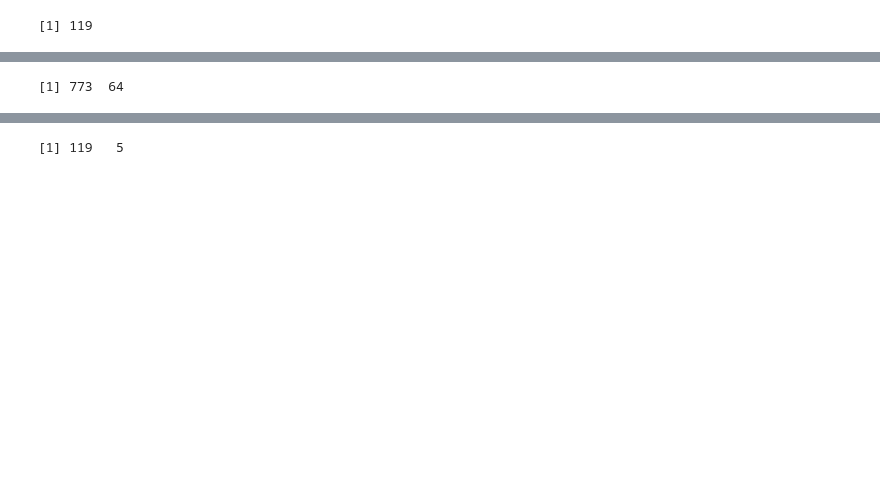
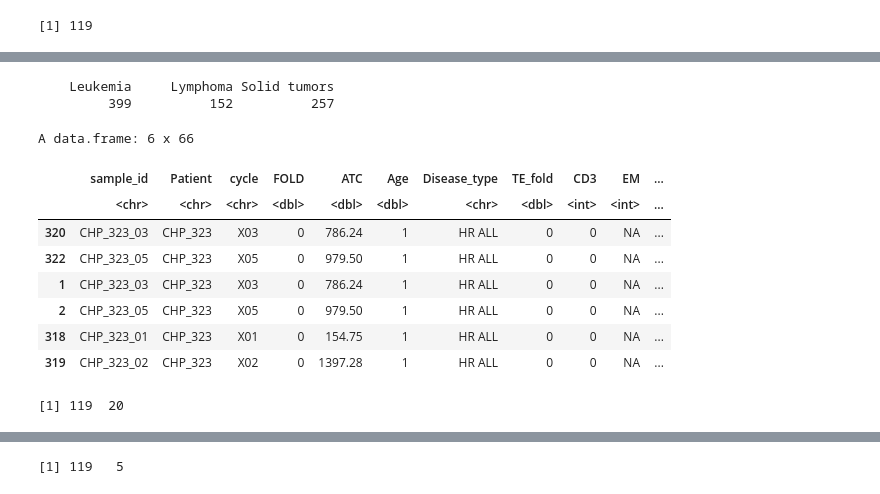
Before and after one commit to pughlab/ped_CapTCRseq, a Jupyter notebook: notebooks/09_Swimmerplot.ipynb, the cells around one changed output, grey strips where cells are left out. Drawn from its saved outputs; the diff is of its cells as text; code cells hidden in the pictures; blank space fills up the shorter version.

```diff
--- a/notebooks/09_Swimmerplot.ipynb
+++ b/notebooks/09_Swimmerplot.ipynb
@@ -122,9 +144,26 @@ table(subset_meta$cancergroup, useNA = "ifany")
-# %%
-dim(meta_div)
-# %% [output]
-[1] 773  64
+# %%
+table(subset_meta$cancergroup, useNA = "ifany")
+# %% [output]
+    Leukemia     Lymphoma Solid tumors
+         399          152          257
+# %%
+meta_div[meta_div$Patient == "CHP_323", ]
+# %% [output]
+A data.frame: 6 x 66
+|  | sample_id | Patient | cycle | FOLD | ATC | Age | Disease_type | TE_fold | CD3 | EM | ... |
+|  | <chr> | <chr> | <chr> | <dbl> | <dbl> | <dbl> | <chr> | <dbl> | <int> | <int> | ... |
+| 320 | CHP_323_03 | CHP_323 | X03 | 0 | 786.24 | 1 | HR ALL | 0 | 0 | NA | ... |
+| 322 | CHP_323_05 | CHP_323 | X05 | 0 | 979.50 | 1 | HR ALL | 0 | 0 | NA | ... |
+| 1 | CHP_323_03 | CHP_323 | X03 | 0 | 786.24 | 1 | HR ALL | 0 | 0 | NA | ... |
+| 2 | CHP_323_05 | CHP_323 | X05 | 0 | 979.50 | 1 | HR ALL | 0 | 0 | NA | ... |
+| 318 | CHP_323_01 | CHP_323 | X01 | 0 | 154.75 | 1 | HR ALL | 0 | 0 | NA | ... |
+| 319 | CHP_323_02 | CHP_323 | X02 | 0 | 1397.28 | 1 | HR ALL | 0 | 0 | NA | ... |
 # %%
 for(p in unique(subset_meta$Patient)){
     x <- subset_meta[subset_meta$Patient == p, ]
     mydat <- datatype.fx(x)
 }
+# %%
+dim(mydat)
+# %% [output]
+[1] 119  20
```
Also changed, not shown: parts of 45 cells of this notebook, 23 other files.
